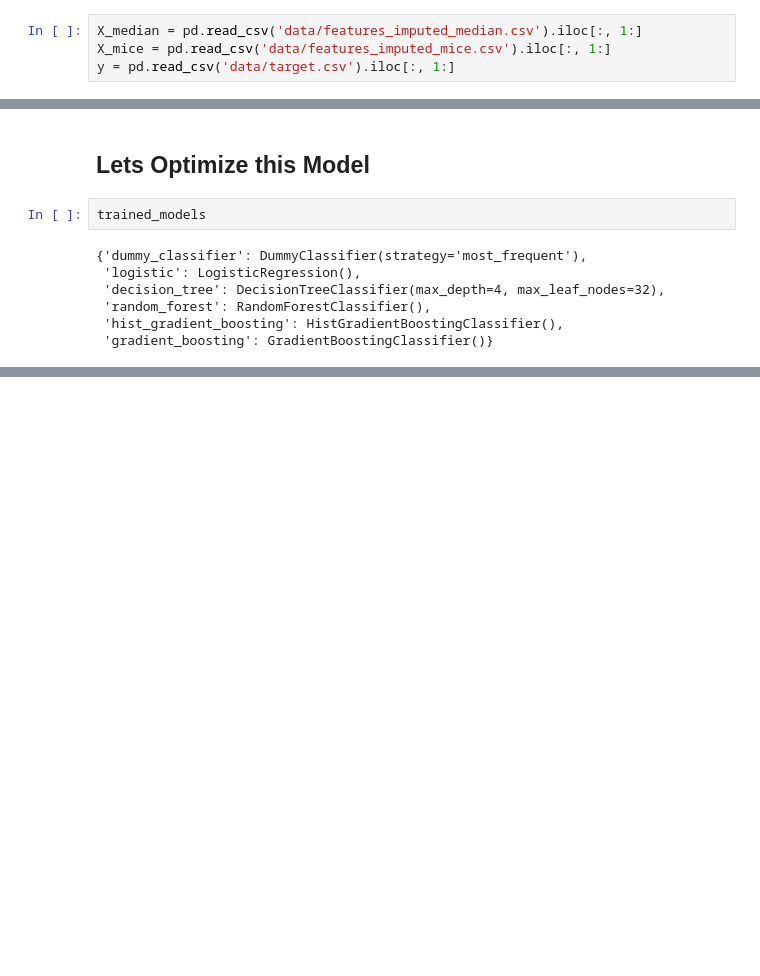
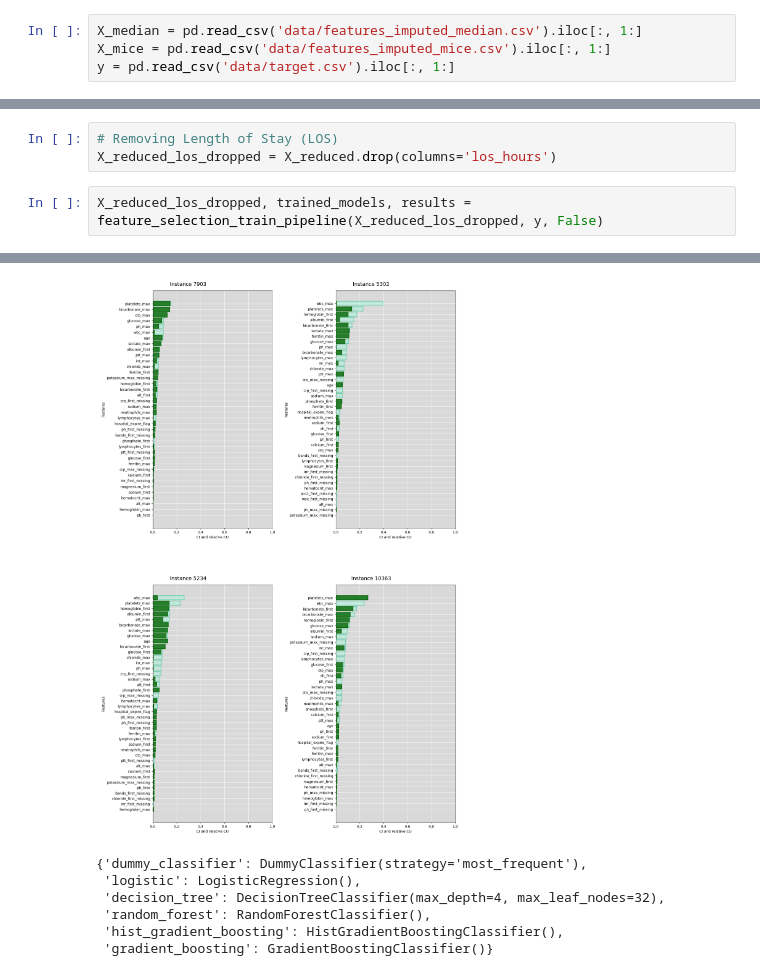
Before and after one commit to matekenya/amr-xai, a Jupyter notebook: amr_xai.ipynb, the cells around one changed output, grey strips where cells are left out. Cells and saved outputs as stored; diff of their text form; blank space fills up the shorter version.

```diff
--- a/amr_xai.ipynb
+++ b/amr_xai.ipynb
@@ -168,11 +231,6 @@ Please also refer to the documentation for alternative solver options:
-# %% [markdown]
-## Lets Optimize this Model
-# %%
-trained_models
-# %% [output]
-{'dummy_classifier': DummyClassifier(strategy='most_frequent'),
- 'logistic': LogisticRegression(),
- 'decision_tree': DecisionTreeClassifier(max_depth=4, max_leaf_nodes=32),
- 'random_forest': RandomForestClassifier(),
- 'hist_gradient_boosting': HistGradientBoostingClassifier(),
- 'gradient_boosting': GradientBoostingClassifier()}
+# %%
+# Removing Length of Stay (LOS)
+X_reduced_los_dropped = X_reduced.drop(columns='los_hours')
+# %%
+X_reduced_los_dropped, trained_models, results = feature_selection_train_pipeline(X_reduced_los_dropped, y, False)
+# %% [output]
@@ -179,3 +243,10 @@ trained_models
+[figure, added]
+{'dummy_classifier': DummyClassifier(strategy='most_frequent'),
+ 'logistic': LogisticRegression(),
+ 'decision_tree': DecisionTreeClassifier(max_depth=4, max_leaf_nodes=32),
+ 'random_forest': RandomForestClassifier(),
+ 'hist_gradient_boosting': HistGradientBoostingClassifier(),
+ 'gradient_boosting': GradientBoostingClassifier()}
 # %%
 def plot_tree_from_output():
     fig, ax = plt.subplots(figsize=(60, 20))
```
Also changed, not shown: parts of 31 cells of this notebook, 2 other files.
